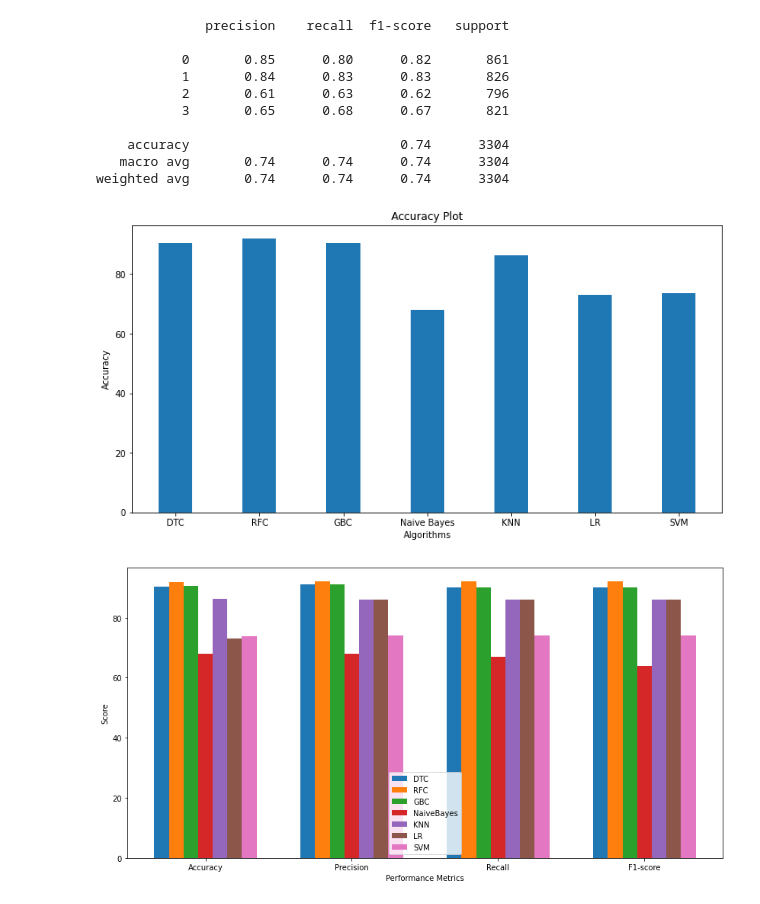
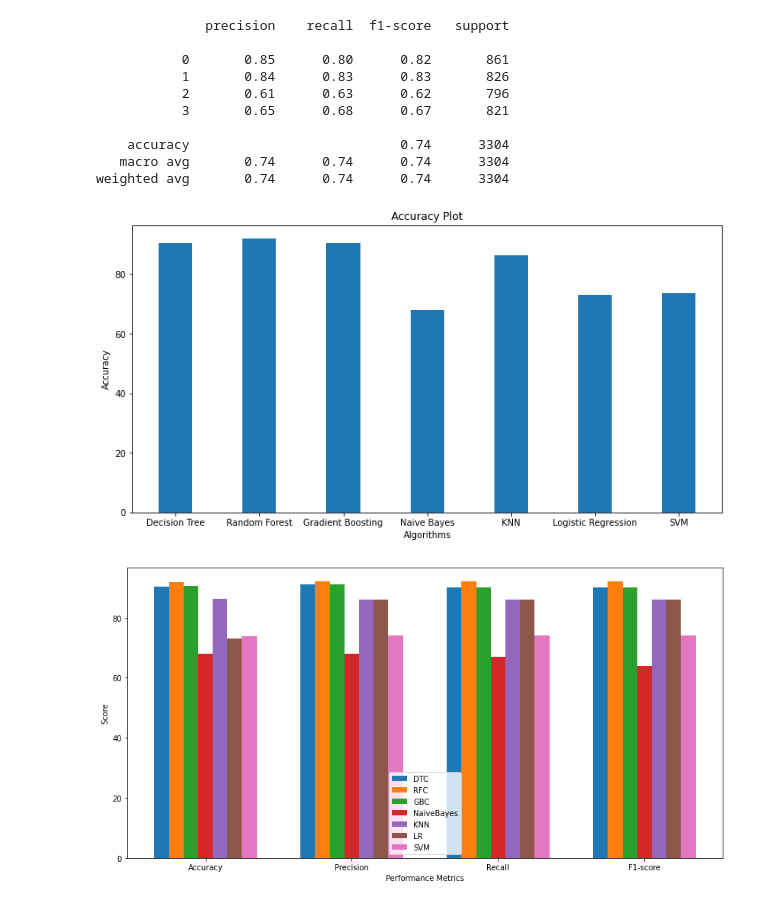
Before and after one commit to AniShama/thesis-data, a Jupyter notebook: feature importance.ipynb, the cells around one changed output. Saved outputs shown, nothing was run; the diff lists cells and outputs as text; code cells hidden in the pictures.

```diff
--- a/feature importance.ipynb
+++ b/feature importance.ipynb
@@ -837,18 +837,18 @@ print(classification_report(y_test,y_pred))
 weighted avg       0.74      0.74      0.74      3304
 # %%
 w=0.2
-x= ["DTC","RFC","GBC","Naive Bayes","KNN","LR","SVM"]
+x= ["Decision Tree","Random Forest","Gradient Boosting","Naive Bayes","KNN","Logistic Regression","SVM"]
 Accuracy=[90.43,91.92,90.5,67.86,86.22,73.15,73.7]
 plt.figure(figsize=(12,6))
 bar1=np.arange(len(x))
 plt.bar(bar1,Accuracy,0.4,label="Accuracy")
 plt.xlabel("Algorithms")
 plt.ylabel("Accuracy")
 plt.title("Accuracy Plot")
 plt.xticks(bar1,x)
 plt.show()
 # %% [output]
-[figure, old version]
+[figure, new version]
 # %%
 w=0.1
 x=["Accuracy","Precision","Recall","F1-score"]
```
